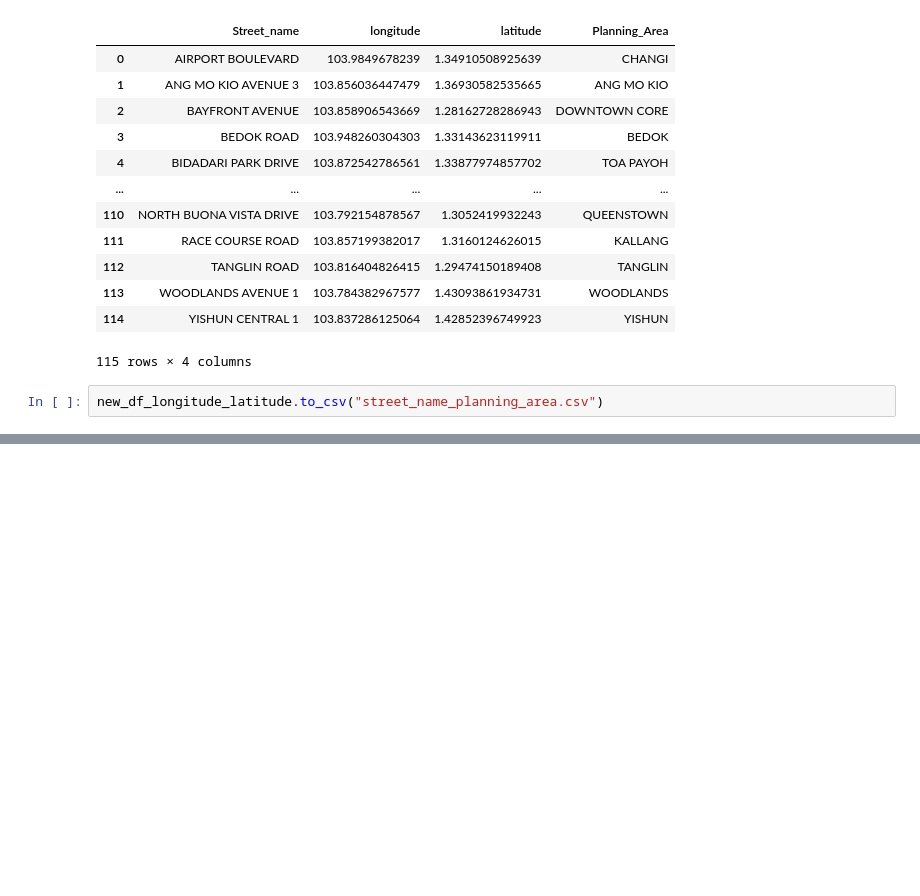
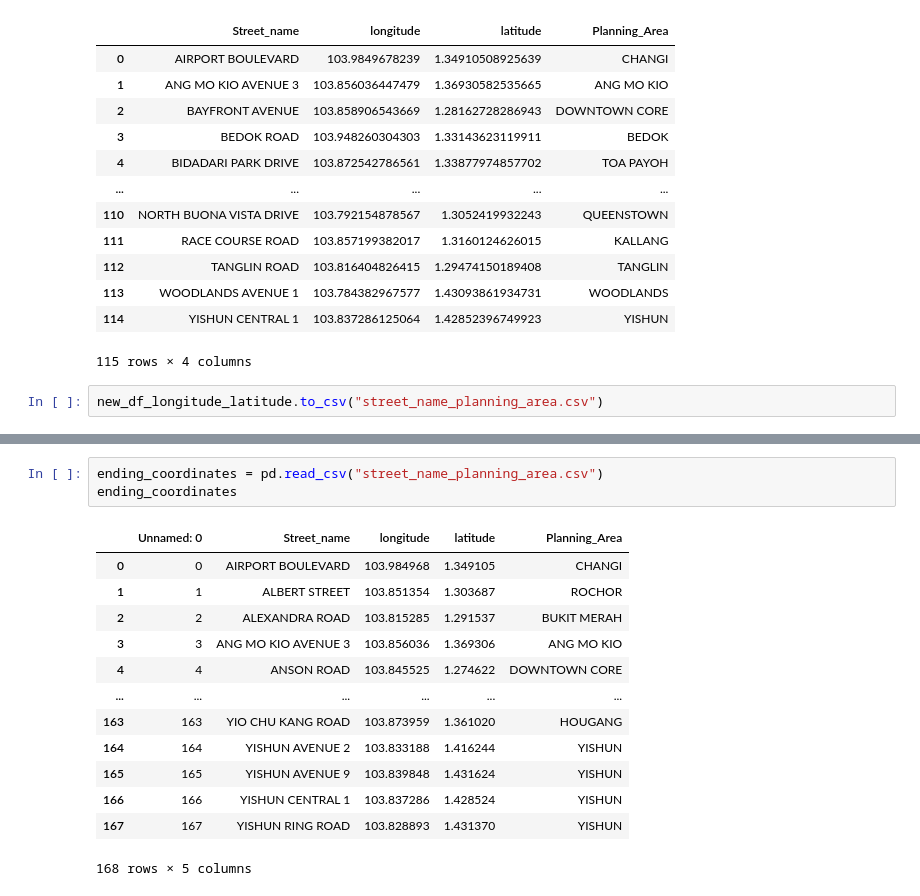
Before and after one commit to melgann/dse-project, a Jupyter notebook: Obtaining_coords_street.ipynb, the cells around one changed output, grey strips where cells are left out. Cells and saved outputs as stored; diff of their text form; blank space fills up the shorter version.

Commit message:
obtaining coords

```diff
--- a/Obtaining_coords_street.ipynb
+++ b/Obtaining_coords_street.ipynb
@@ -143,0 +257,17 @@ new_df_longitude_latitude.to_csv("street_name_planning_area.csv")
+# %%
+ending_coordinates = pd.read_csv("street_name_planning_area.csv")
+ending_coordinates
+# %% [output]
+|  | Unnamed: 0 | Street_name | longitude | latitude | Planning_Area |
+| 0 | 0 | AIRPORT BOULEVARD | 103.984968 | 1.349105 | CHANGI |
+| 1 | 1 | ALBERT STREET | 103.851354 | 1.303687 | ROCHOR |
+| 2 | 2 | ALEXANDRA ROAD | 103.815285 | 1.291537 | BUKIT MERAH |
+| 3 | 3 | ANG MO KIO AVENUE 3 | 103.856036 | 1.369306 | ANG MO KIO |
+| 4 | 4 | ANSON ROAD | 103.845525 | 1.274622 | DOWNTOWN CORE |
+| ... | ... | ... | ... | ... | ... |
+| 163 | 163 | YIO CHU KANG ROAD | 103.873959 | 1.361020 | HOUGANG |
+| 164 | 164 | YISHUN AVENUE 2 | 103.833188 | 1.416244 | YISHUN |
+| 165 | 165 | YISHUN AVENUE 9 | 103.839848 | 1.431624 | YISHUN |
+| 166 | 166 | YISHUN CENTRAL 1 | 103.837286 | 1.428524 | YISHUN |
+| 167 | 167 | YISHUN RING ROAD | 103.828893 | 1.431370 | YISHUN |
+168 rows × 5 columns
```
Also changed, not shown: parts of 5 cells of this notebook.
